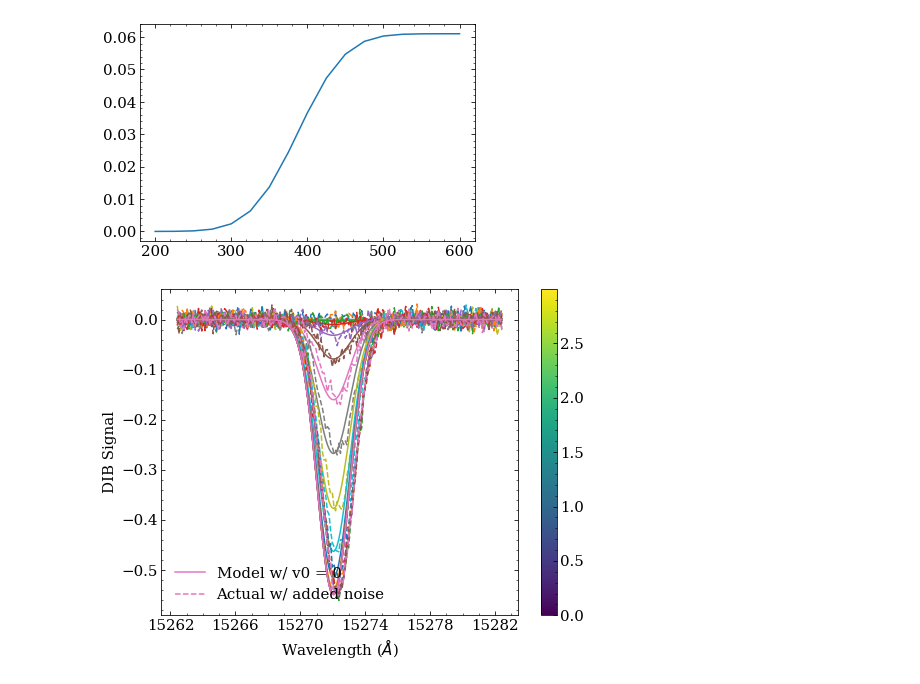
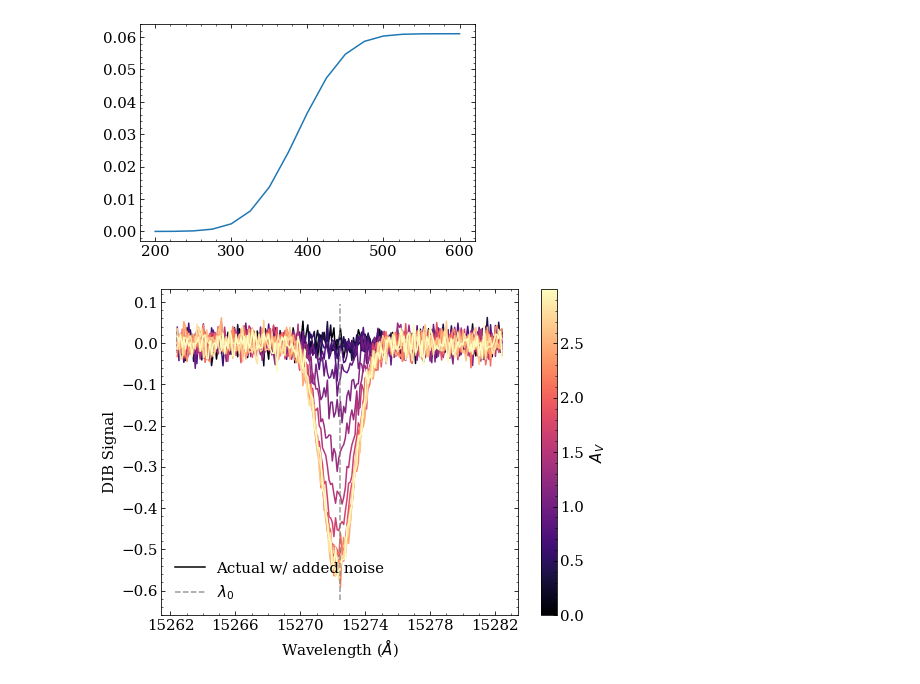
Before and after one commit to aidantmcb/DIBModeling, a Jupyter notebook: model.ipynb, the cells around one changed output. Drawn from its saved outputs; the diff is of its cells as text; code cells hidden in the pictures.

```diff
--- a/model.ipynb
+++ b/model.ipynb
@@ -137,40 +137,49 @@ def get_signal(distance, v, a = np.copy(kt_extinction)):
     vshift = dopplershift(v)
     voxel_signal = np.exp(-(x - vshift[:, np.newaxis])**2 / (2 * sigma0**2))
     # voxel_signal =  voxel_signal * -a[:, np.newaxis] * 2.5
     voxel_signal = voxel_signal * amp[:, np.newaxis]
     return np.sum(voxel_signal, axis = 0)
     # return voxel_signal
 
-v0 = -7.5 *  np.ones(len(kt_dist))
+v0 = - 10 *  np.ones(len(kt_dist))
 # v0 = signal_rvelo
 
 # plt.plot(wavs, get_signal(400, v0,np.copy(kt_extinction) ))
 # plt.plot(wavs, get_signal(600, v0, np.copy(kt_extinction)))
 
 def SIGNALS(d, v):
     signals = np.zeros((len(d), len(wavs)))
     # print(signals.shape)
     for i in range(len(d)):
         signals[i, :] = get_signal(d[i], v, np.copy(kt_extinction))
     return signals
 
 true_sig = SIGNALS(kt_dist, signal_rvelo)
-true_sig = true_sig + np.random.normal(0, 0.01, true_sig.shape)
+true_sig = true_sig + np.random.normal(0, 1/50, true_sig.shape)
 sig = SIGNALS(kt_dist, v0)
 
-norm = colors.Normalize(0, np.max(np.cumsum(kt_extinction * dd)))
-item = matplotlib.cm.ScalarMappable(norm = norm)
+
+norm = matplotlib.colors.Normalize(0, np.max(np.cumsum(kt_extinction * dd)))
+cmap = matplotlib.cm.magma
+cmappable = matplotlib.cm.ScalarMappable(norm = norm, cmap = cmap)
+colors = cmap(np.linspace(0,1,len(sig)))
+
+
 fig, ax = plt.subplots(figsize = (8,6))
 for i in range(len(sig)):
-    mod, = ax.plot(wavs, sig[i, :] )
-    ax.plot(wavs, true_sig[i, :], linestyle = 'dashed', color = mod.get_color())
+    ax.plot(wavs, true_sig[i, :],  color = colors[i])
+    # mod, = ax.plot(wavs, sig[i, :] ,color = colors[i])
+    # ax.plot(wavs, true_sig[i, :], linestyle = 'dashed', color = mod.get_color())
+    # ax.plot(wavs, true_sig[i, :], linestyle = 'dashed', color = mod.get_color())
 
-ax.legend(ax.get_lines()[-2:], ['Model w/ v0 = 0', 'Actual w/ added noise'], loc = 'lower left')
+ax.plot((lambda0, lambda0), ax.get_ylim(), linestyle = 'dashed', color = 'grey', alpha = 0.8)
+
+ax.legend((ax.get_lines()[0],ax.get_lines()[-1]), ['Actual w/ added noise', '$\lambda_0$'], loc = 'lower left')
 ax.set_xlabel('Wavelength ($\AA$)')
 ax.set_ylabel('DIB Signal')
 ax.set_xticks(np.arange(15262, 15285, 4))
-fig.colorbar()
+fig.colorbar(cmappable, label = '$A_V$')
 plt.show()
 # %% [output]
-[figure, old version]
+[figure, new version]
 # %%
```
Also changed, not shown: parts of 7 cells of this notebook.
